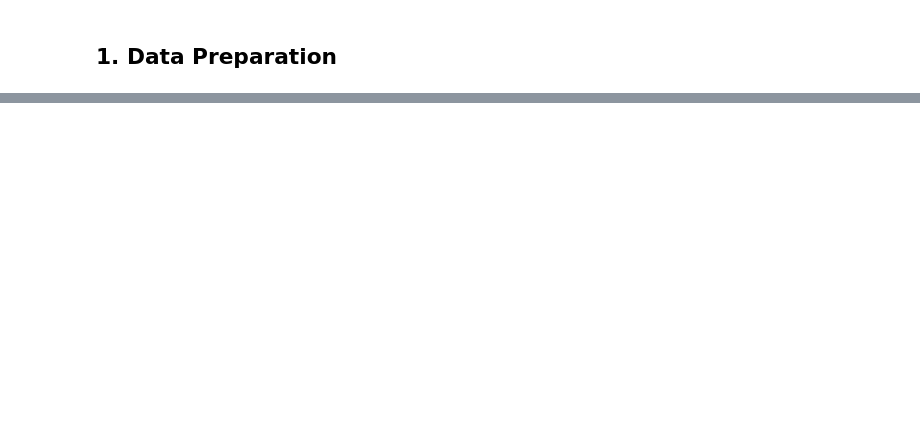
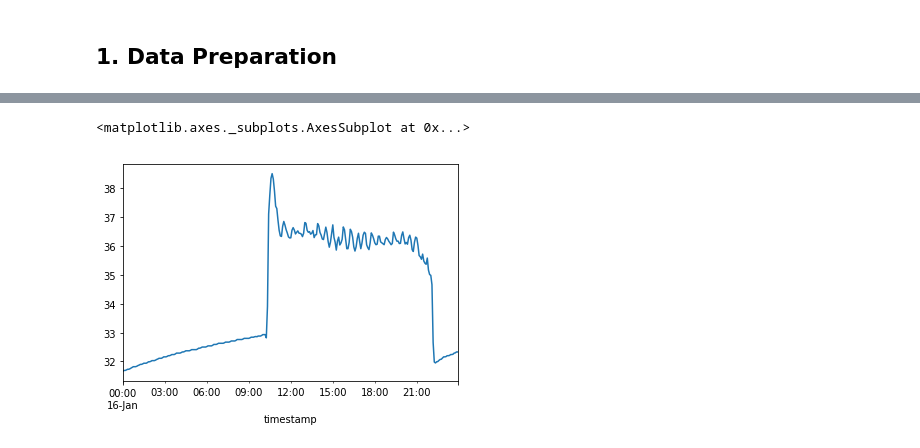
Before and after one commit to codingneo/ts-anomaly, a Jupyter notebook: notebooks/autoencoder-anomaly.ipynb, the cells around one changed output, grey strips where cells are left out. Drawn from its saved outputs; the diff is of its cells as text; code cells hidden in the pictures; blank space fills up the shorter version.

```diff
--- a/notebooks/autoencoder-anomaly.ipynb
+++ b/notebooks/autoencoder-anomaly.ipynb
@@ -137,0 +211,5 @@ array([<matplotlib.axes._subplots.AxesSubplot object at 0x...>,
+# %%
+series1['2019-01-16'].plot()
+# %% [output]
+<matplotlib.axes._subplots.AxesSubplot at 0x...>
+[figure, added]
```
Also changed, not shown: parts of 43 cells of this notebook, 3 other files.
